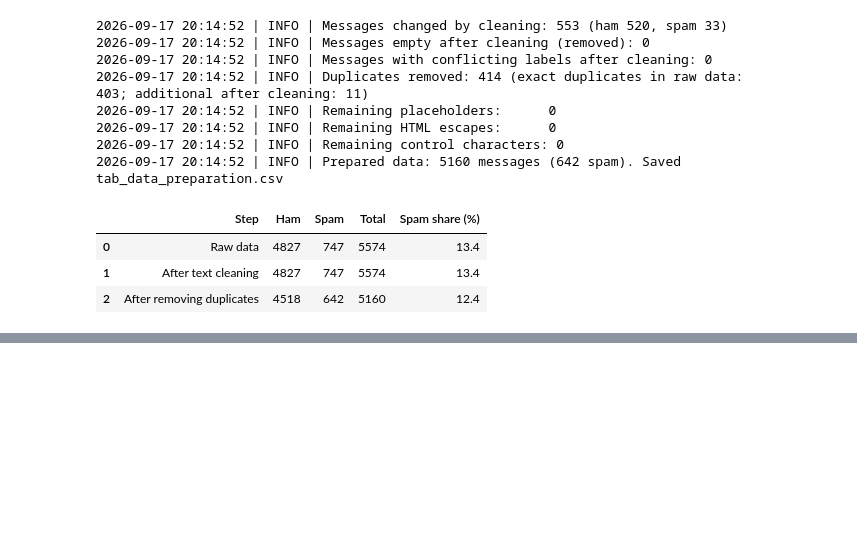
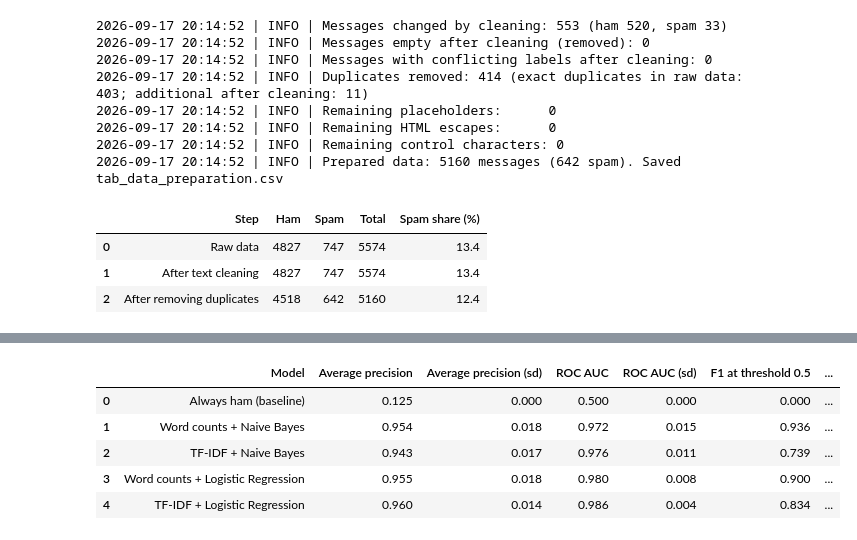
Before and after one commit to santi753/IU_Model_Engineering, a Jupyter notebook: notebooks/spam_filter.ipynb, the cells around one changed output, grey strips where cells are left out. Saved outputs shown, nothing was run; the diff lists cells and outputs as text; code cells hidden in the pictures; blank space fills up the shorter version.

Commit message:
Add test design and model comparison

```diff
--- a/notebooks/spam_filter.ipynb
+++ b/notebooks/spam_filter.ipynb
@@ -528,0 +572,56 @@ preparation_table
+# %%
+# 4.2 Candidate models compared by cross-validation on the training set
+from sklearn.dummy import DummyClassifier
+from sklearn.feature_extraction.text import CountVectorizer, TfidfVectorizer
+from sklearn.linear_model import LogisticRegression
+from sklearn.model_selection import StratifiedKFold, cross_validate
+from sklearn.naive_bayes import MultinomialNB
+from sklearn.pipeline import Pipeline
+
+CV_FOLDS = 5
+METRIC_NAMES = {
+    "average_precision": "Average precision",  # area under the precision-recall curve
+    "roc_auc": "ROC AUC",
+    "f1": "F1 at threshold 0.5",
+}
+
+candidates = {
+    "Always ham (baseline)": Pipeline([
+        ("features", CountVectorizer()),
+        ("model", DummyClassifier(strategy="most_frequent")),
+    ]),
+    "Word counts + Naive Bayes": Pipeline([
+        ("features", CountVectorizer()),
+        ("model", MultinomialNB()),
+    ]),
+    "TF-IDF + Naive Bayes": Pipeline([
+        ("features", TfidfVectorizer()),
+        ("model", MultinomialNB()),
+    ]),
+    "Word counts + Logistic Regression": Pipeline([
+        ("features", CountVectorizer()),
+        ("model", LogisticRegression(max_iter=1000, random_state=RANDOM_STATE)),
+    ]),
+    "TF-IDF + Logistic Regression": Pipeline([
+        ("features", TfidfVectorizer()),
+        ("model", LogisticRegression(max_iter=1000, random_state=RANDOM_STATE)),
+    ]),
+}
+
+cv = StratifiedKFold(n_splits=CV_FOLDS, shuffle=True, random_state=RANDOM_STATE)
+comparison_rows = []
+for name, pipeline in candidates.items():
+    scores = cross_validate(pipeline, X_train, y_train, cv=cv, scoring=list(METRIC_NAMES))
+    row = {"Model": name}
+    for metric, display_name in METRIC_NAMES.items():
+        row[display_name] = round(scores[f"test_{metric}"].mean(), 3)
+        row[f"{display_name} (sd)"] = round(scores[f"test_{metric}"].std(), 3)
+    comparison_rows.append(row)
+    logger.info("%-34s AP %.3f | ROC AUC %.3f | F1 %.3f", name,
+                row["Average precision"], row["ROC AUC"], row["F1 at threshold 0.5"])
+
+comparison_table = pd.DataFrame(comparison_rows)
+comparison_table.to_csv(TABLES_DIR / "tab_model_comparison.csv", index=False)
+logger.info("Saved tab_model_comparison.csv")
+comparison_table
+# %% [output]
@@ -528,0 +634,6 @@ preparation_table
+|  | Model | Average precision | Average precision (sd) | ROC AUC | ROC AUC (sd) | F1 at threshold 0.5 | ... |
+| 0 | Always ham (baseline) | 0.125 | 0.000 | 0.500 | 0.000 | 0.000 | ... |
+| 1 | Word counts + Naive Bayes | 0.954 | 0.018 | 0.972 | 0.015 | 0.936 | ... |
+| 2 | TF-IDF + Naive Bayes | 0.943 | 0.017 | 0.976 | 0.011 | 0.739 | ... |
+| 3 | Word counts + Logistic Regression | 0.955 | 0.018 | 0.980 | 0.008 | 0.900 | ... |
+| 4 | TF-IDF + Logistic Regression | 0.960 | 0.014 | 0.986 | 0.004 | 0.834 | ... |
```
Also changed, not shown: parts of 3 cells of this notebook, 1 other file.
